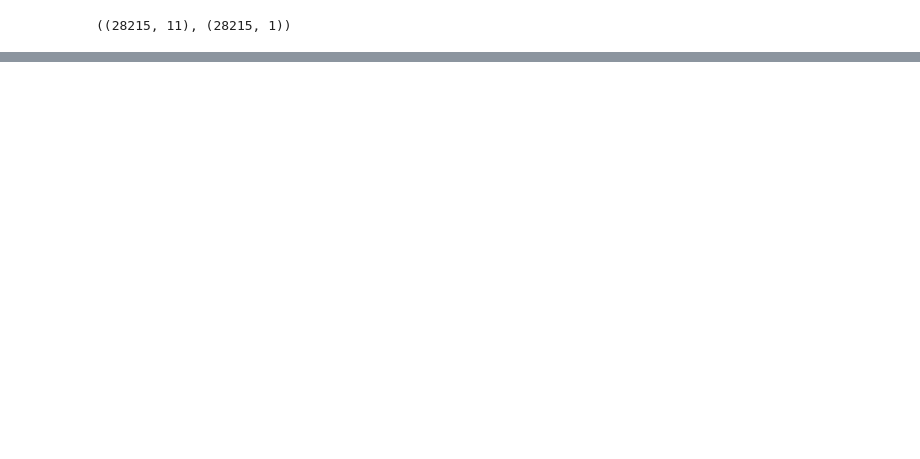
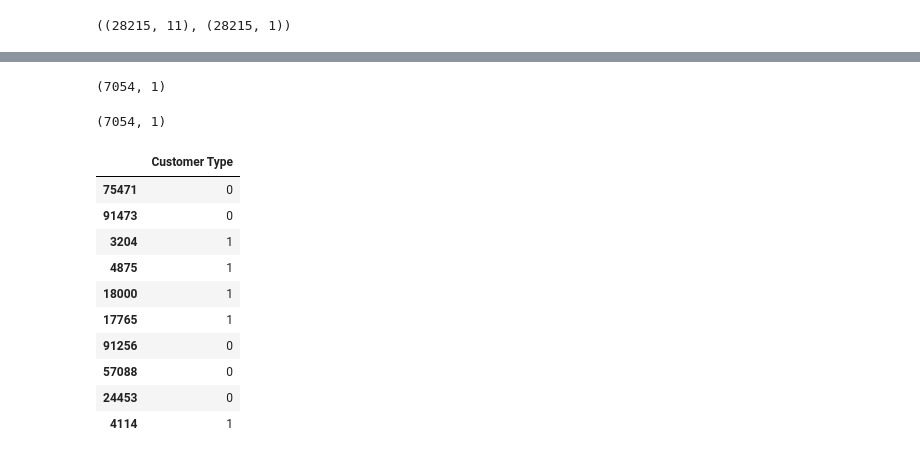
Before and after one commit to upflairs-pvt-ltd/jecrc-AI_ML_example-27thsep2023, a Jupyter notebook: Deep learning/ANN/classification_project.ipynb, the cells around one changed output, grey strips where cells are left out. Saved outputs shown, nothing was run; the diff lists cells and outputs as text; code cells hidden in the pictures; blank space fills up the shorter version.

```diff
--- a/Deep learning/ANN/classification_project.ipynb
+++ b/Deep learning/ANN/classification_project.ipynb
@@ -204,0 +214,22 @@ training_details
+# %%
+y_pred.shape
+# %% [output]
+(7054, 1)
+# %%
+y_test.shape
+# %% [output]
+(7054, 1)
+# %%
+y_test.head(10)
+# %% [output]
+|  | Customer Type |
+| 75471 | 0 |
+| 91473 | 0 |
+| 3204 | 1 |
+| 4875 | 1 |
+| 18000 | 1 |
+| 17765 | 1 |
+| 91256 | 0 |
+| 57088 | 0 |
+| 24453 | 0 |
+| 4114 | 1 |
```
Also changed, not shown: parts of 11 cells of this notebook.
